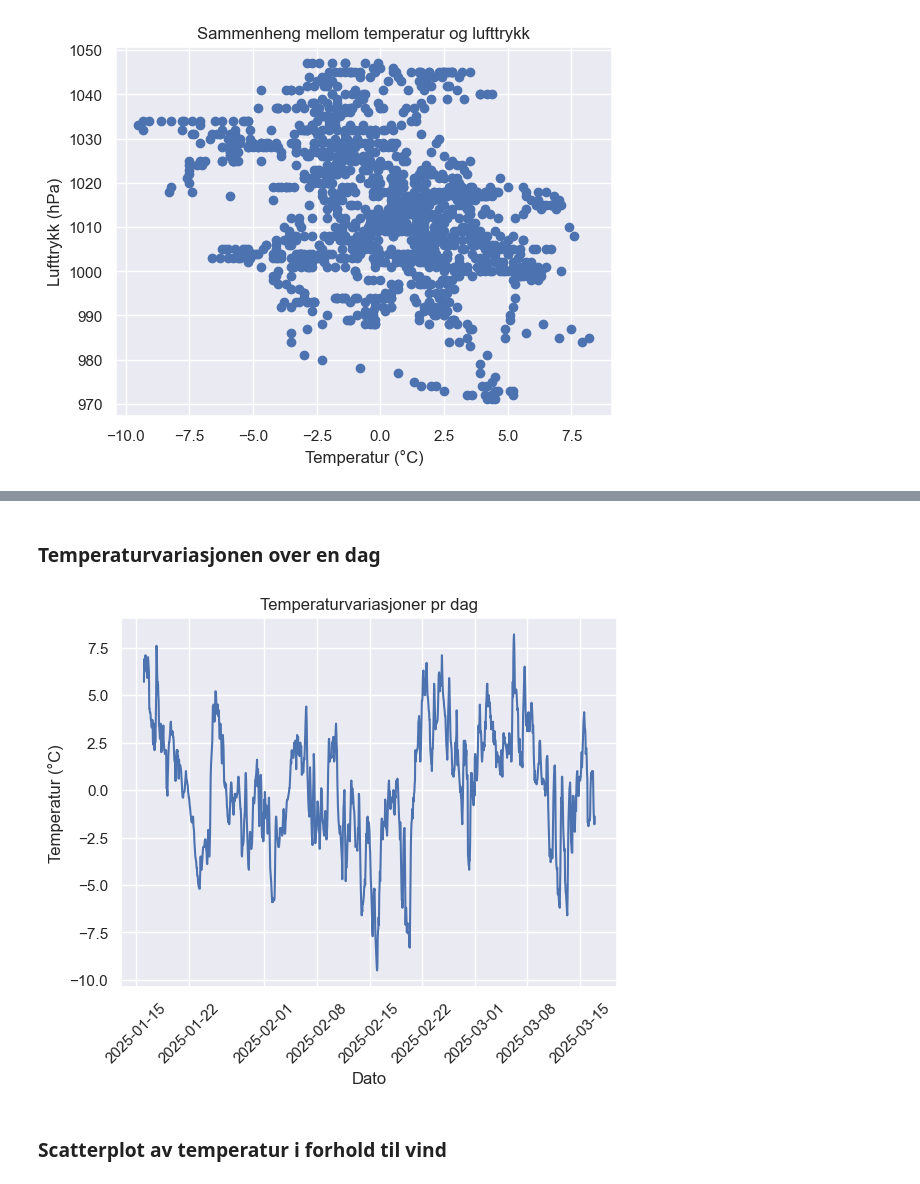
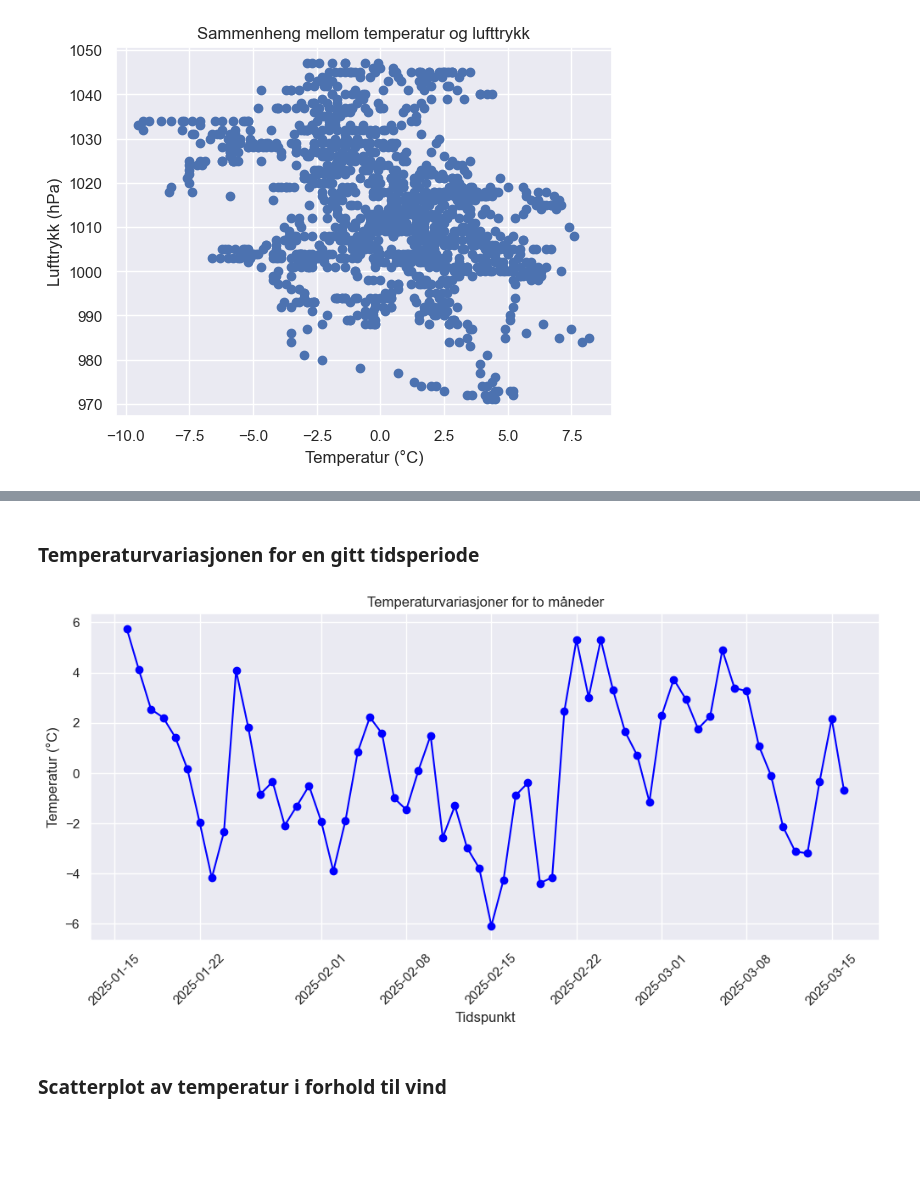
Before and after one commit to friha03/Milj-dataanalyseapplikasjon, a Jupyter notebook: notebooks/API_Weather/Dataanalyse_visualiseringer.ipynb, the cells around one changed output, grey strips where cells are left out. Saved outputs shown, nothing was run; the diff lists cells and outputs as text; code cells hidden in the pictures; blank space fills up the shorter version.

```diff
--- a/notebooks/API_Weather/Dataanalyse_visualiseringer.ipynb
+++ b/notebooks/API_Weather/Dataanalyse_visualiseringer.ipynb
@@ -224,14 +214,21 @@ plt.show()
 # %% [markdown]
-### Temperaturvariasjonen over en dag
+### Temperaturvariasjonen for en gitt tidsperiode
-# %%
-plt.plot(df.index, df['Temperatur (°C)'])
-plt.xlabel("Dato")
-plt.ylabel("Temperatur (°C)")
-plt.title("Temperaturvariasjoner pr dag")
-plt.xticks(rotation = 45)
-plt.show()
-# %% [output]
-[figure, removed]
+# %%
+plt.figure(figsize=(12, 5))
+forenklet_plot_funksjon(
+    df = df_daglig,
+    x_col = "Tidspunkt",
+    y_col =  "Temperatur (°C)",
+    subplot_index = (1, 1, 1),
+    x_label = "Tidspunkt",
+    y_label = "Temperatur (°C)",
+    title = "Temperaturvariasjoner for to måneder",
+    farge = "blue",
+    xticks_rotation = 45
+
+)
+# %% [output]
+[figure, added]
 # %% [markdown]
 ### Scatterplot av temperatur i forhold til vind
 # %%
```
Also changed, not shown: parts of 4 cells of this notebook.
